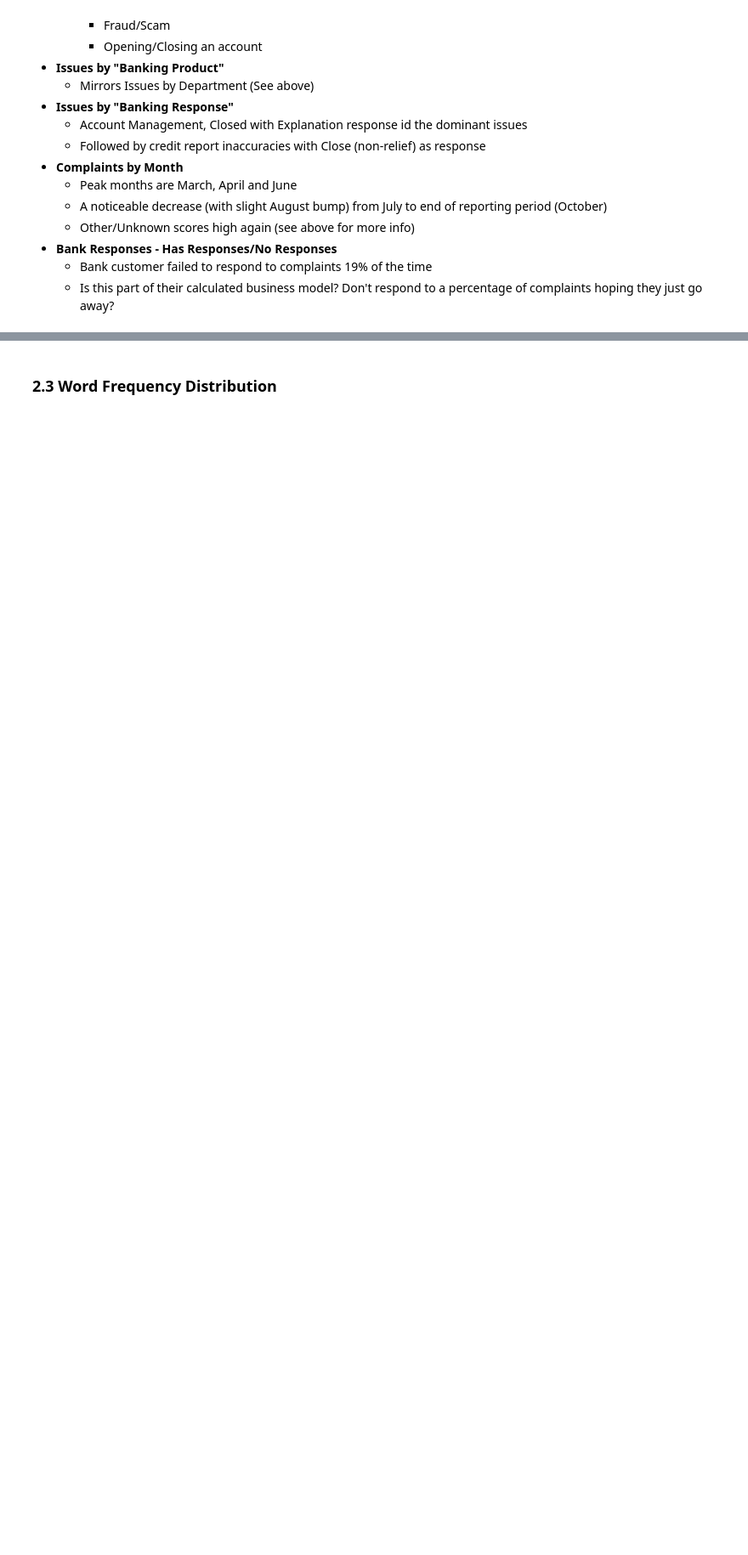
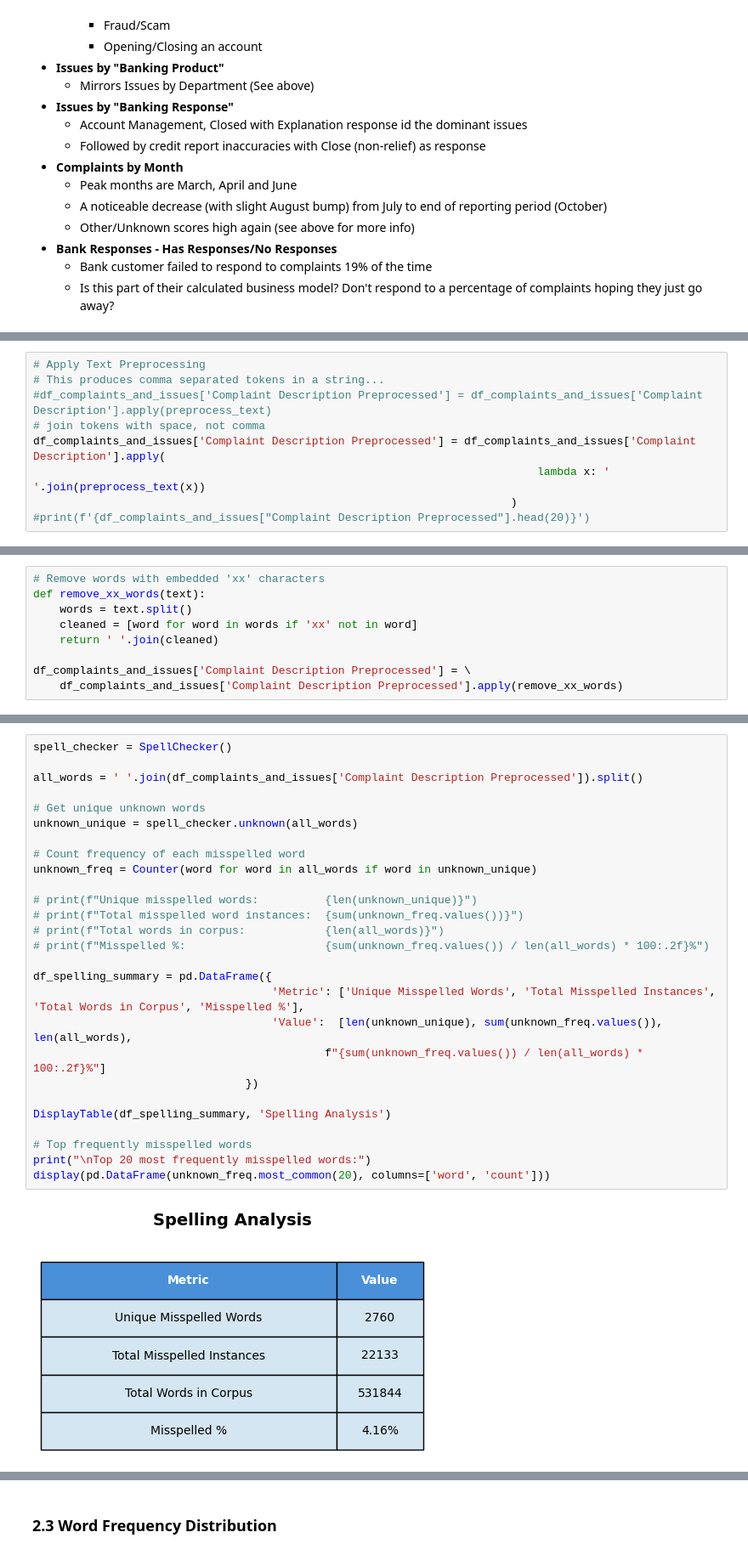
Before and after one commit to juanbucz/FullStackAcademyAICourse, a Jupyter notebook: Assignments/Unit 5/NLP - Unit 5 End Project.ipynb, the cells around one changed output, grey strips where cells are left out. Shown at 85% size. Cells and saved outputs as stored; diff of their text form; blank space fills up the shorter version.

Commit message:
Unit 5/NLP - Unit 5 End Project - Word Frequency, Spelling analysis, tokenization, Text Preprocessing.

```diff
--- a/Assignments/Unit 5/NLP - Unit 5 End Project.ipynb
+++ b/Assignments/Unit 5/NLP - Unit 5 End Project.ipynb
@@ -939,0 +975,9 @@ NameError: name 'df_labeledMovieReviews' is not defined
+# %%
+# Apply Text Preprocessing
+# This produces comma separated tokens in a string...
+#df_complaints_and_issues['Complaint Description Preprocessed'] = df_complaints_and_issues['Complaint Description'].apply(preprocess_text)
+# join tokens with space, not comma
+df_complaints_and_issues['Complaint Description Preprocessed'] = df_complaints_and_issues['Complaint Description'].apply(
+                                                                            lambda x: ' '.join(preprocess_text(x))
+                                                                        )
+#print(f'{df_complaints_and_issues["Complaint Description Preprocessed"].head(20)}')
@@ -997,0 +1135,9 @@ Based on that, we can keep the unknown words as part of the overall tokenized co
+# %%
+# Remove words with embedded 'xx' characters
+def remove_xx_words(text):
+    words = text.split()
+    cleaned = [word for word in words if 'xx' not in word]
+    return ' '.join(cleaned)
+
+df_complaints_and_issues['Complaint Description Preprocessed'] = \
+    df_complaints_and_issues['Complaint Description Preprocessed'].apply(remove_xx_words)
@@ -997,0 +1207,29 @@ Based on that, we can keep the unknown words as part of the overall tokenized co
+# %%
+spell_checker = SpellChecker()
+
+all_words = ' '.join(df_complaints_and_issues['Complaint Description Preprocessed']).split()
+
+# Get unique unknown words
+unknown_unique = spell_checker.unknown(all_words)
+
+# Count frequency of each misspelled word
+unknown_freq = Counter(word for word in all_words if word in unknown_unique)
+
+# print(f"Unique misspelled words:          {len(unknown_unique)}")
+# print(f"Total misspelled word instances:  {sum(unknown_freq.values())}")
+# print(f"Total words in corpus:            {len(all_words)}")
+# print(f"Misspelled %:                     {sum(unknown_freq.values()) / len(all_words) * 100:.2f}%")
+
+df_spelling_summary = pd.DataFrame({
+                                    'Metric': ['Unique Misspelled Words', 'Total Misspelled Instances', 'Total Words in Corpus', 'Misspelled %'],
+                                    'Value':  [len(unknown_unique), sum(unknown_freq.values()), len(all_words),
+                                            f"{sum(unknown_freq.values()) / len(all_words) * 100:.2f}%"]
+                                })
+
+DisplayTable(df_spelling_summary, 'Spelling Analysis')
+
+# Top frequently misspelled words
+print("\nTop 20 most frequently misspelled words:")
+display(pd.DataFrame(unknown_freq.most_common(20), columns=['word', 'count']))
+# %% [output]
+[figure, added]
```
Also changed, not shown: parts of 25 cells of this notebook.
